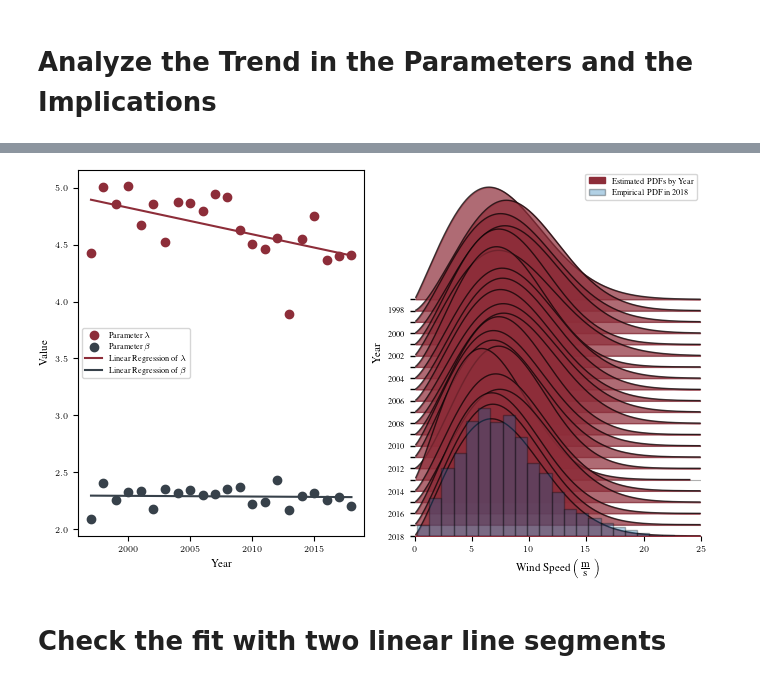
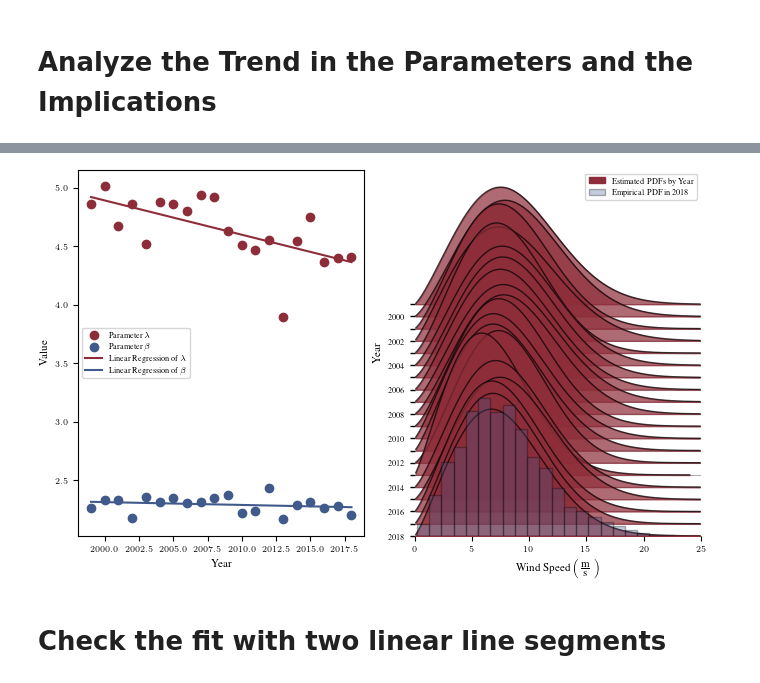
Before and after one commit to dvdvgt/wind-speed-analysis, a Jupyter notebook: notes/gwenys-notebook.ipynb, the cells around one changed output, grey strips where cells are left out. Cells and saved outputs as stored; diff of their text form; code cells hidden in the pictures.

```diff
--- a/notes/gwenys-notebook.ipynb
+++ b/notes/gwenys-notebook.ipynb
@@ -207,8 +208,8 @@ plot_timeframe_pdf(df, 2002, 5)
 [figure]
 # %%
 # compute the weibull parameters for all months and years
-yearly_df=yearly_params(1997, 2018, wind_df)
-monthly_df=monthly_params(1997, 2018, wind_df)
+yearly_df=yearly_params(1999, 2018, wind_df)
+monthly_df=monthly_params(1999, 2018, wind_df)
 # %%
 # drop the months without valid values
 monthly_df=monthly_df[monthly_df['param_lambda']>-1]
@@ -271,7 +272,7 @@ yearly_df['mle_divergence']=0.0
 yearly_df['graphical_divergence']=0.0
 yearly_df['epf_divergence']=0.0
 
-for y in range(1997, 2019):
+for y in range(1999, 2019):
     #if y==2000:
     #    continue
     mle_weibull=Weibull.estimate(wind_df[(wind_df['MESS_DATUM'].dt.year == y)]["FF_10_wind"])
@@ -561,0 +656,32 @@ fig.savefig(os.path.join(FIGURE_FOLDER, "yearly_weibull.pdf"))
+# %%
+# do a ridgeline plot of the monthly pdfs in 2010
+eval=2010
+disp_df=monthly_df[ (monthly_df.index.year>eval-1) & (monthly_df.index.year<eval+1)]
+full_fig()
+X = np.arange(0, 25, 0.1) # 35 is the max plotted windspeed, 0.1 the steps
+M=[]
+for m in disp_df.index:
+    weibull=Weibull(disp_df.loc[m, 'param_lambda'],disp_df.loc[m, 'param_beta'] )
+    M.append(weibull.pdf(X))
+
+half_fig()
+fig, ax = plt.subplots()
+m_labels=[ m.strftime('%b') for m in disp_df.index]
+#m_labels = [ m.strftime('%b') if int(m.strftime('%m')[-1]) %3 == 1 else None for m in disp_df.index]
+ridgeline_plot(np.tile(X, (len(M), 1)), np.array(M[::-1]), ax, m_labels[::-1], overlap=0.97, range_threshold=1e-5, alpha_density=0.8, fill_color_density=tp.constants.color.rgb.tue_red, fill_density=True)
+ax.fill_between(X, np.full_like(X, 0), zorder=len(M)+1, color=tp.constants.color.rgb.tue_red, label='Estimated PDFs by Month')
+frame=wind_df[(wind_df['MESS_DATUM'].dt.year==disp_df.index[-1].year) & (wind_df['MESS_DATUM'].dt.month==disp_df.index[-1].month)]
+ax.hist(frame['FF_10_wind'], bins=int(np.sqrt(len(frame)))+1, color=tp.constants.color.rgb.tue_darkblue , edgecolor='black', alpha=0.6, density=True, zorder=len(Y)+1, label='Empirical PDF in December')
+ax.yaxis.grid(True)
+#ax.xaxis.grid(True)
+ax.yaxis.set_tick_params(width=1)
+ax.set_xlabel(r"Wind Speed $ \big(\frac{\textrm{m}}{\textrm{s}} \big)$")
+ax.set_ylabel("Month")
+ax.set_xlim(0, 22)
+ax.legend()
+
+fig.savefig(os.path.join(FIGURE_FOLDER, "monthly_weibull.pdf"))
+
+dec_weibull=Weibull.estimate(frame['FF_10_wind'])
+dec_err=dec_weibull.rel_fit(frame['FF_10_wind'], int(np.sqrt(len(frame)))+1)
+print(f'The expected relative error in December is {dec_err}')
@@ -562,10 +691,11 @@ fig.savefig(os.path.join(FIGURE_FOLDER, "yearly_weibull.pdf"))
 # %%
+# plot linear regression of the yearly params and yearly pdfs in one figure
 full_fig()
 fig, axes = plt.subplots(nrows=1, ncols=2)
 
 #plot the params
 axes[0].scatter(yearly_df.index, yearly_df['param_lambda']/2 , label=r'Parameter $\lambda$' )
-axes[0].scatter(yearly_df.index, yearly_df['param_beta'] , label=r'Parameter $\beta$' )
+axes[0].scatter(yearly_df.index, yearly_df['param_beta'] , label=r'Parameter $\beta$', color=tp.constants.color.rgb.tue_darkblue  )
 
 l_pol=np.polyfit(yearly_df.index,yearly_df['param_lambda']/2, 1)
 l_model = np.poly1d(l_pol)
@@ -573,37 +703,37 @@ axes[0].plot(yearly_df.index,l_model(yearly_df.index), label=r'Linear Regression
 
 b_pol=np.polyfit(yearly_df.index,yearly_df['param_beta'], 1)
 b_model = np.poly1d(b_pol)
-axes[0].plot(yearly_df.index,b_model(yearly_df.index) ,label=r'Linear Regression of $\beta$')
+axes[0].plot(yearly_df.index,b_model(yearly_df.index) ,label=r'Linear Regression of $\beta$', color=tp.constants.color.rgb.tue_darkblue )
 
 axes[0].set_xlabel('Year')
 axes[0].set_ylabel('Value')
 axes[0].legend(loc='center left')
 
 #plot the pdfs
 
 X = np.arange(0, 25, 0.1) # 35 is the max plotted windspeed, 0.1 the steps
 Y=[]
 for y in yearly_df.index:
     weibull=Weibull(yearly_df.loc[y, 'param_lambda'],yearly_df.loc[y, 'param_beta'] )
     Y.append(weibull.pdf(X))
 
 
 ridgeline_plot(np.tile(X, (len(Y), 1)), np.array(Y[::-1]), axes[1], labels[::-1], overlap=0.99, range_threshold=1e-5, alpha_density=0.7, fill_color_density=tp.constants.color.rgb.tue_red, fill_density=True)
 axes[1].fill_between(X, np.full_like(X, 0), zorder=len(Y)+1, color=tp.constants.color.rgb.tue_red, label='Estimated PDFs by Year')
 frame=wind_df[wind_df['MESS_DATUM'].dt.year==yearly_df.index[-1]]
-axes[1].hist(frame['FF_10_wind'], bins=int(0.1*np.sqrt(len(frame)))+1, color=tp.constants.color.rgb.tue_blue , edgecolor='black', alpha=0.3, density=True, zorder=len(Y)+1, label='Empirical PDF in 2018')
+axes[1].hist(frame['FF_10_wind'], bins=int(0.1*np.sqrt(len(frame)))+1, color=tp.constants.color.rgb.tue_darkblue , edgecolor='black', alpha=0.3, density=True, zorder=len(Y)+1, label='Empirical PDF in 2018')
 axes[1].yaxis.grid(True)
 #axes[1].xaxis.grid(True)
 axes[1].yaxis.set_tick_params(width=1)
 axes[1].set_xlabel(r"Wind Speed $ \big(\frac{\textrm{m}}{\textrm{s}}$ \big)")
 axes[1].set_ylabel("Year")
 axes[1].set_xlim(0, 25)
 axes[1].legend()
 
 
 fig.savefig(os.path.join(FIGURE_FOLDER, "both_figs.pdf"))
 # %% [output]
-[figure, old version]
+[figure, new version]
 # %% [markdown]
 # Check the fit with two linear line segments
 # %%
```
Also changed, not shown: parts of 20 cells of this notebook, 4 other files.
